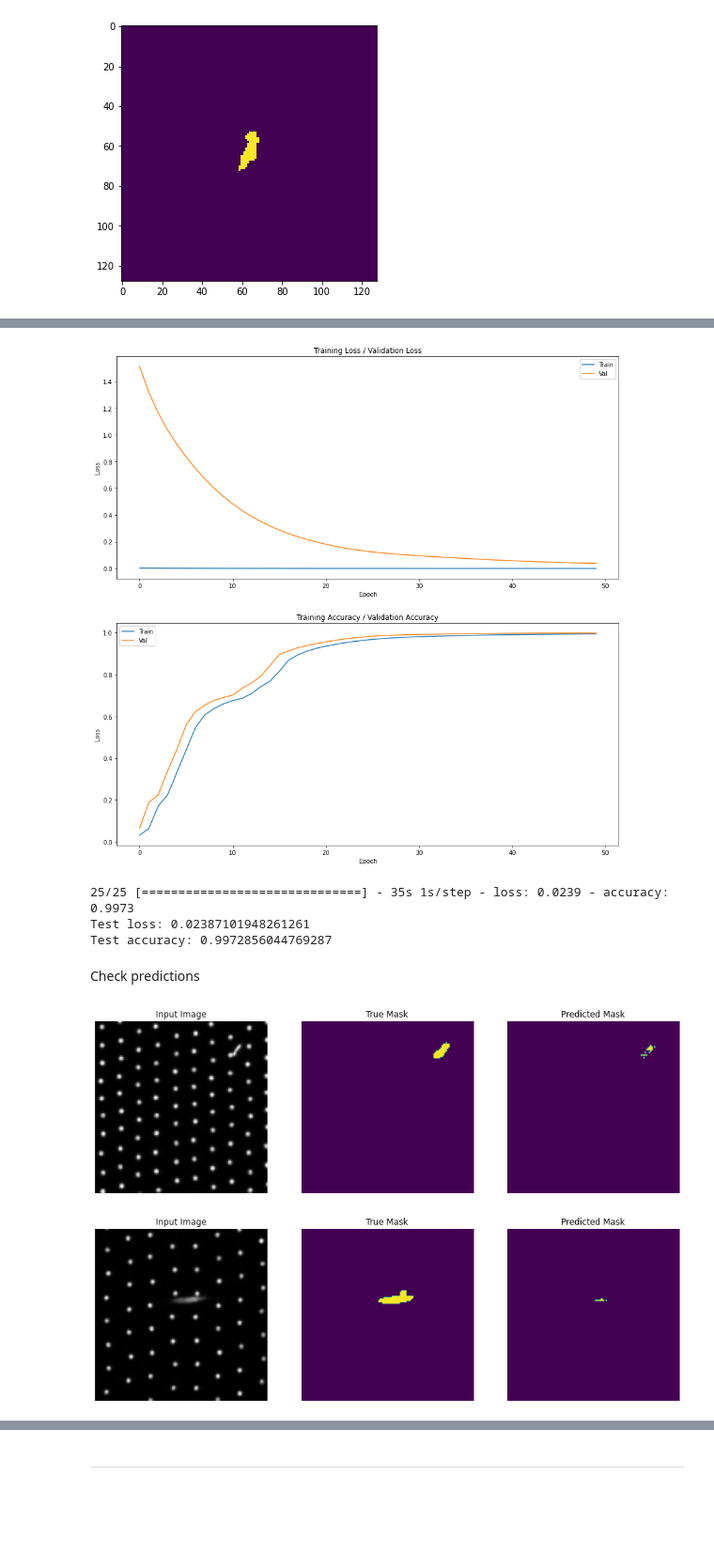
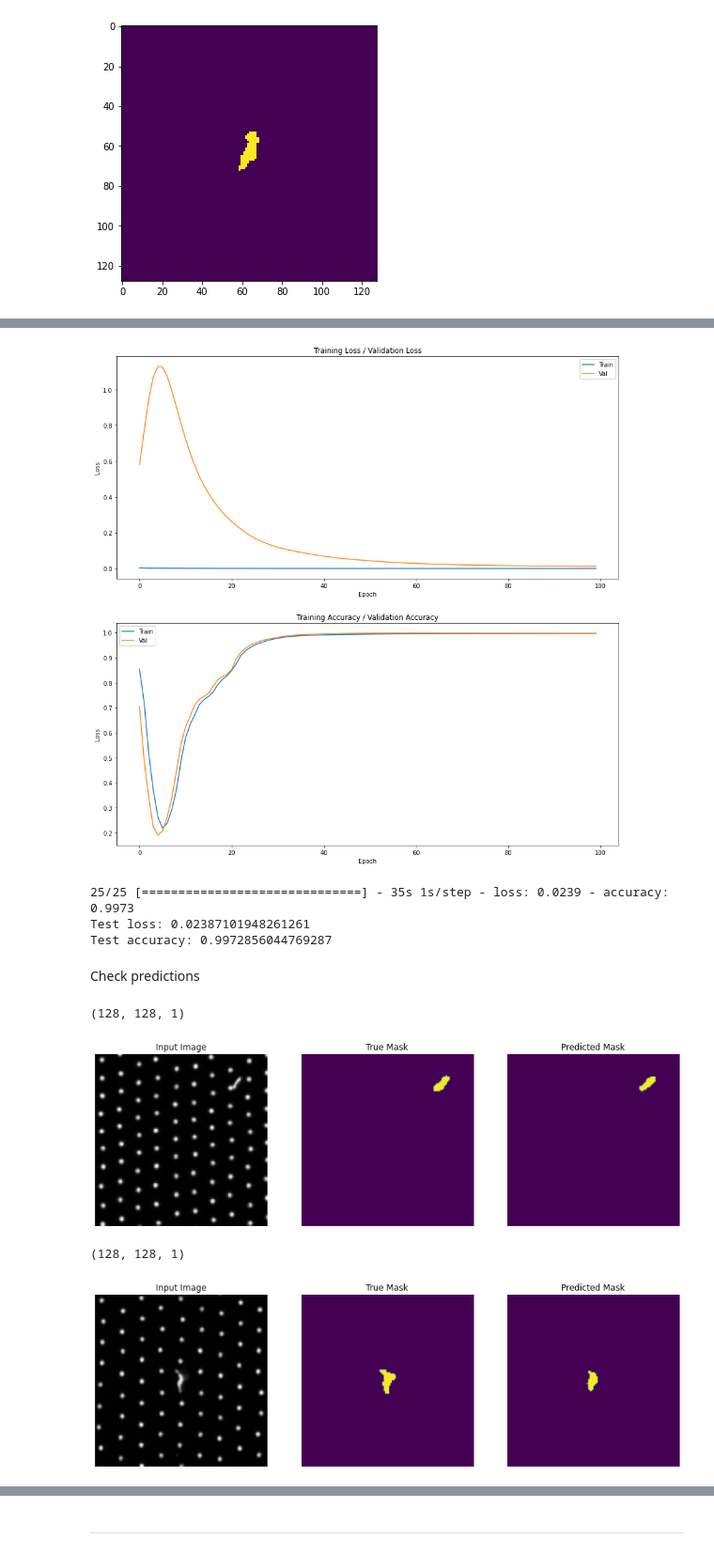
Before and after one commit to SAP-samples/btp-ai-sustainability-bootcamp, a Jupyter notebook: src/ai-models/defect-detection/notebooks/defect_detection_development_segmentation.ipynb, the cells around one changed output, grey strips where cells are left out. Shown at 94% size. Drawn from its saved outputs; the diff is of its cells as text; code cells hidden in the pictures; blank space fills up the shorter version.

```diff
--- a/src/ai-models/defect-detection/notebooks/defect_detection_development_segmentation.ipynb
+++ b/src/ai-models/defect-detection/notebooks/defect_detection_development_segmentation.ipynb
@@ -362,5 +362,5 @@ Train the model
 # %%
-EPOCHS = 50
+EPOCHS = 100
 
 model_history = model.fit(
     x=np.array(img_train, np.float32)
@@ -408,7 +408,7 @@ a = plt.setp(axs[0], ylabel='Loss')
 a = plt.setp(axs[1], xlabel='Epoch')
 a = plt.setp(axs[1], ylabel='Loss')
 # %% [output]
-[figure, old version]
+[figure, new version]
 # %%
 score = model.evaluate(np.array(img_test, np.float32), np.array(msk_test, np.float32))
 print('Test loss:', score[0])
@@ -417,8 +417,8 @@ print('Test accuracy:', score[1])
 25/25 [==============================] - 35s 1s/step - loss: 0.0239 - accuracy: 0.9973
 Test loss: 0.02387101948261261
 Test accuracy: 0.9972856044769287
-# %% [markdown]
-Check predictions
+# %% [markdown]
+Check predictions
 # %%
 pred_mask_train = model.predict((np.array(img_train, np.float32)))
 # %%
@@ -434,14 +434,18 @@ def display(display_list):
   for i in range(len(display_list)):
     plt.subplot(1, len(display_list), i+1)
     plt.title(title[i])
-    plt.imshow(tf.keras.utils.array_to_img(display_list[i]))
+    plt.imshow(tf.keras.utils.array_to_img(display_list[i]), 'gray')
     plt.axis('off')
   plt.show()
 # %%
 def create_mask(pred_mask):
     pred_mask = tf.argmax(pred_mask, axis=-1)
-    pred_mask = pred_mask[..., tf.newaxis]
-    return pred_mask
+    pred_mask = (np.array(pred_mask, np.float32)*255).astype(np.uint8)
+    blur = cv2.GaussianBlur(pred_mask,(5,5),0)
+    ret3,th3 = cv2.threshold(blur,0,255,cv2.THRESH_BINARY+cv.THRESH_OTSU)
+    th3 = th3.reshape(IMG_WIDTH,IMG_HEIGHT,1)
+    print(th3.shape)
+    return th3
 # %%
 i = 8
 pred = create_mask(pred_mask_train[i])
@@ -451,17 +455,19 @@ c = (np.array(pred, np.float32))
 
 display([a, b, c])
 # %% [output]
+(128, 128, 1)
 [figure]
 # %%
-i = 0
+i = 17
 pred = create_mask(pred_mask_val[i])
 a = (np.array(img_val[i], np.float32))
 b = (np.array(msk_val[i], np.float32))
 c = (np.array(pred, np.float32))
 
 display([a, b, c])
 # %% [output]
+(128, 128, 1)
-[figure, old version]
+[figure, new version]
 # %%
 i = 600
 pred = create_mask(pred_mask_test[i])
```
Also changed, not shown: parts of 23 cells of this notebook.
